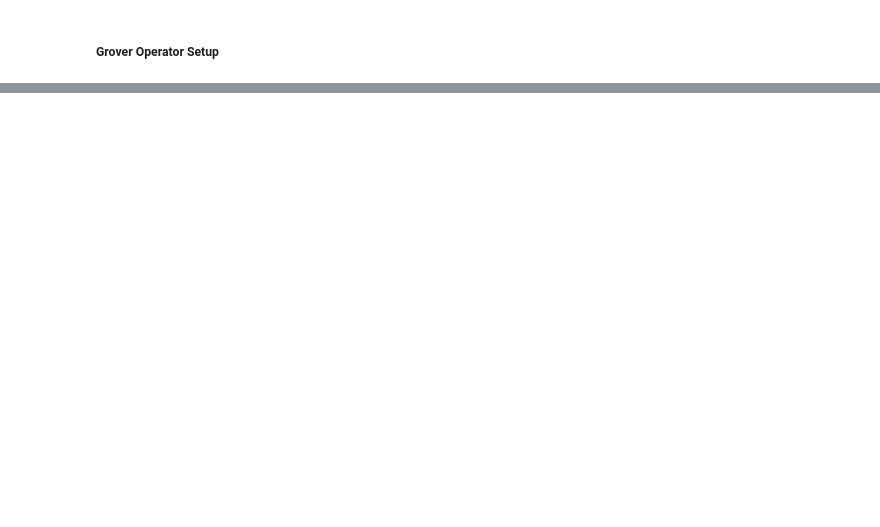
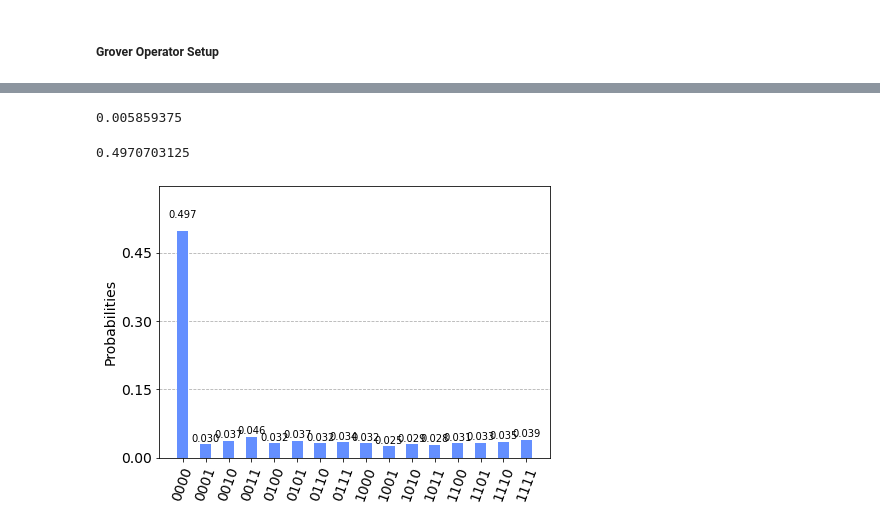
Before and after one commit to speQtrum/QulabsWorkspace-Rajarshi, a Jupyter notebook: QAE/FastQAE.ipynb, the cells around one changed output, grey strips where cells are left out. Cells and saved outputs as stored; diff of their text form; code cells hidden in the pictures; blank space fills up the shorter version.

```diff
--- a/QAE/FastQAE.ipynb
+++ b/QAE/FastQAE.ipynb
@@ -227,0 +280,27 @@ ValueError: array must not contain infs or NaNs
+# %%
+# patterns = [[0,1,1],[0,1,0],[1,1,1],[1,0,1],[1,1,0],[0,0,0],[0,0,1]]
+patterns = [[0,0,0,0]]
+good_states = [ ''.join([str(elem) for elem in pattern]) for pattern in patterns ]
+# %%
+num_qubit = len(patterns[0])
+Nshots= 1024
+m= 1
+# good_states = [ ''.join([str(elem) for elem in pattern]) for pattern in patterns ]
+
+qreg = QuantumRegister(num_qubit ,name='qreg')
+ancilla = QuantumRegister(1, name= 'ancilla')
+creg = ClassicalRegister(num_qubit , name='precison_c')
+
+qc = QuantumCircuit( qreg, ancilla, creg)
+qc.h(qreg)
+
+qc.compose(grover(patterns, m).to_gate(), inplace= True)
+
+qc.measure(qreg, creg)
+counts = execute(qc, backend= qsm, shots= Nshots).result().get_counts()
+
+good_counts =  sum([ counts[state] for state in good_states])
+
+(1 - 2*(good_counts/Nshots))
+# %% [output]
+0.005859375
@@ -227,0 +309,8 @@ ValueError: array must not contain infs or NaNs
+# %%
+np.sqrt(good_counts/Nshots)
+# %% [output]
+0.4970703125
+# %%
+plot_histogram(counts)
+# %% [output]
+[figure, added]
```
Also changed, not shown: parts of 14 cells of this notebook, 2 other files.
